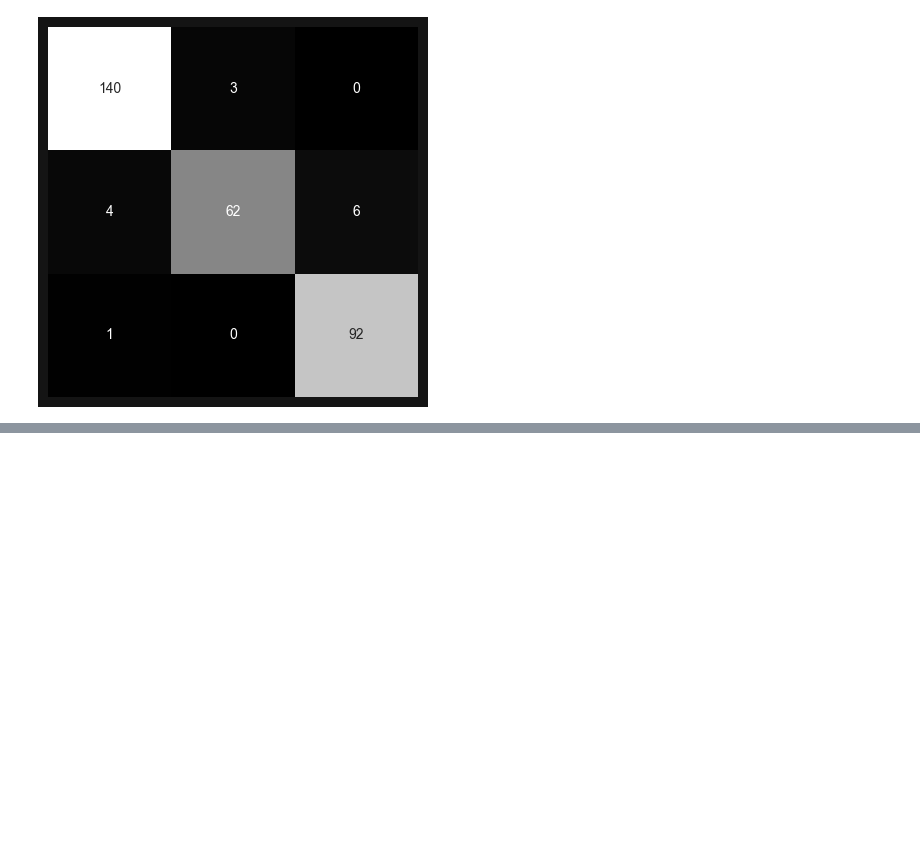
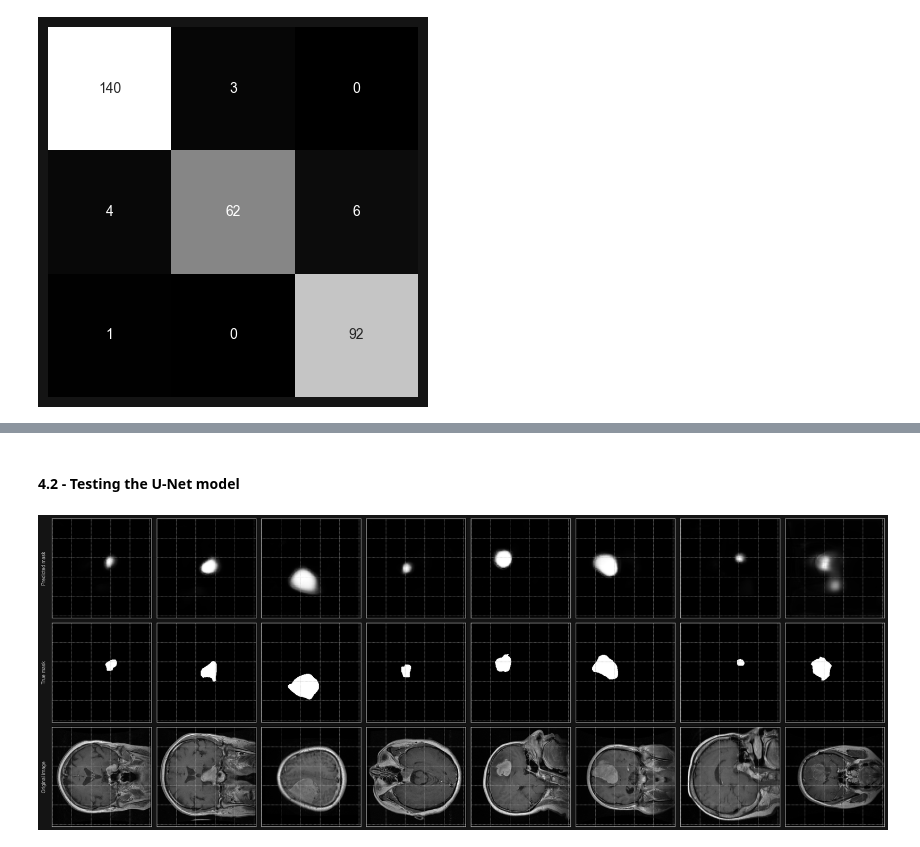
Before and after one commit to gracjan-p/brain-tumors, a Jupyter notebook: brain-tumors-analysis.ipynb, the cells around one changed output, grey strips where cells are left out. Cells and saved outputs as stored; diff of their text form; code cells hidden in the pictures; blank space fills up the shorter version.

```diff
--- a/brain-tumors-analysis.ipynb
+++ b/brain-tumors-analysis.ipynb
@@ -476,0 +798,4 @@ weighted avg       0.95      0.95      0.95       308
+# %%
+train_dataset = train_dataset.map(lambda x, y: (x/255, y/255))
+val_dataset = val_dataset.map(lambda x, y: (x/255, y/255))
+test_dataset = test_dataset.map(lambda x, y: (x/255, y/255))
@@ -476,0 +873,3 @@ weighted avg       0.95      0.95      0.95       308
+# %%
+u_net = create_unet_model(learning_rate=0.0005)
+u_net.summary()
@@ -476,0 +909,2 @@ weighted avg       0.95      0.95      0.95       308
+# %%
+hist_unet = u_net.fit(train_dataset, validation_data=val_dataset, epochs=n_epochs, callbacks=[early_stopping])
@@ -477 +922,39 @@ weighted avg       0.95      0.95      0.95       308
+# %% [markdown]
+#### 4.2 - Testing the U-Net model
+# %%
+y_true = []
+y_pred = []
+x_true = []
+
+for image_batch, mask_batch in test_dataset:
+    y_true_batch = mask_batch
+    y_pred_batch = u_net.predict(image_batch, verbose=0)
+
+    y_true.extend(y_true_batch)
+    y_pred.extend(y_pred_batch)
+    x_true.extend(image_batch)
+
+y_true = np.array(y_true)
+y_pred = np.array(y_pred)
+x_true = np.array(x_true)
+# %%
+fig, axes = plt.subplots(nrows=3, ncols=8, figsize=(24, 9))
+axes = axes.flatten()
+
+for i in range(24):
+    axes[i].set_xticklabels([])
+    axes[i].set_yticklabels([])
+
+for i in range(8):
+    axes[i].imshow(y_pred[i], cmap='gray')
+    axes[i+8].imshow(y_true[i], cmap='gray')
+    axes[i+16].imshow(x_true[i], cmap='gray')
+
+axes[0].set_ylabel('Predicted mask')
+axes[8].set_ylabel('True mask')
+axes[16].set_ylabel('Original image')
+
+plt.tight_layout()
+# %% [output]
+[figure, added]
 # %% [markdown]
```
Also changed, not shown: parts of 43 cells of this notebook, 3 other files.
